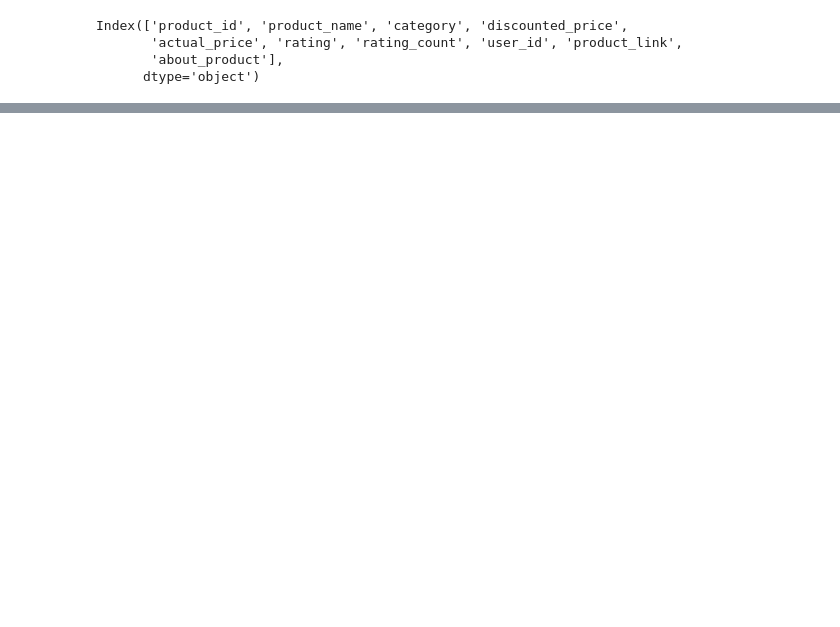
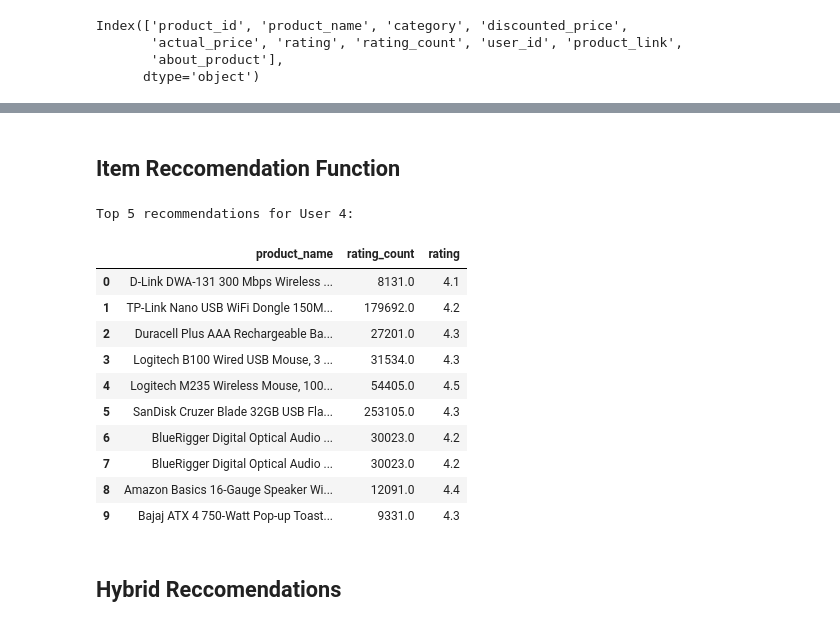
Before and after one commit to Mindulee1018/IRWA-Project, a Jupyter notebook: Recommendation_models.ipynb, the cells around one changed output, grey strips where cells are left out. Drawn from its saved outputs; the diff is of its cells as text; code cells hidden in the pictures; blank space fills up the shorter version.

```diff
--- a/Recommendation_models.ipynb
+++ b/Recommendation_models.ipynb
@@ -59,0 +233,56 @@ rating_base_recommendation.to_csv(output_file_path, index=False)
+# %% [markdown]
+## Item Reccomendation Function
+# %%
+def collaborative_filtering_recommendations(df, target_user_id, top_n=10):
+    # Create the user-item matrix
+    user_item_matrix = df.pivot_table(index='user_id', columns='product_id', values='rating', aggfunc='mean').fillna(0)
+
+    # Calculate the user similarity matrix using cosine similarity
+    user_similarity = cosine_similarity(user_item_matrix)
+
+    # Find the index of the target user in the matrix
+    target_user_index = user_item_matrix.index.get_loc(target_user_id)
+
+    # Get the similarity scores for the target user
+    user_similarities = user_similarity[target_user_index]
+
+    # Sort the users by similarity in descending order (excluding the target user)
+    similar_users_indices = user_similarities.argsort()[::-1][1:]
+
+    # Generate recommendations based on similar users
+    recommended_items = []
+
+    for user_index in similar_users_indices:
+        # Get items rated by the similar user but not by the target user
+        rated_by_similar_user = user_item_matrix.iloc[user_index]
+        not_rated_by_target_user = (rated_by_similar_user == 0) & (user_item_matrix.iloc[target_user_index] == 0)
+
+        # Extract the item IDs of recommended items
+        recommended_items.extend(user_item_matrix.columns[not_rated_by_target_user][:top_n])
+
+    # Get the details of recommended items
+    recommended_items_details = df[df['product_id'].isin(recommended_items)][['product_name', 'rating_count','rating']]
+
+    return recommended_items_details.head(10)
+
+# Example usage
+target_user_id = 4
+top_n = 5
+collaborative_filtering_rec = collaborative_filtering_recommendations(df, target_user_id)
+print(f"Top {top_n} recommendations for User {target_user_id}:")
+collaborative_filtering_rec
+# %% [output]
+Top 5 recommendations for User 4:
+|  | product_name | rating_count | rating |
+| 0 | D-Link DWA-131 300 Mbps Wireless ... | 8131.0 | 4.1 |
+| 1 | TP-Link Nano USB WiFi Dongle 150M... | 179692.0 | 4.2 |
+| 2 | Duracell Plus AAA Rechargeable Ba... | 27201.0 | 4.3 |
+| 3 | Logitech B100 Wired USB Mouse, 3 ... | 31534.0 | 4.3 |
+| 4 | Logitech M235 Wireless Mouse, 100... | 54405.0 | 4.5 |
+| 5 | SanDisk Cruzer Blade 32GB USB Fla... | 253105.0 | 4.3 |
+| 6 | BlueRigger Digital Optical Audio ... | 30023.0 | 4.2 |
+| 7 | BlueRigger Digital Optical Audio ... | 30023.0 | 4.2 |
+| 8 | Amazon Basics 16-Gauge Speaker Wi... | 12091.0 | 4.4 |
+| 9 | Bajaj ATX 4 750-Watt Pop-up Toast... | 9331.0 | 4.3 |
+# %% [markdown]
+## Hybrid Reccomendations
```
Also changed, not shown: parts of 24 cells of this notebook.
